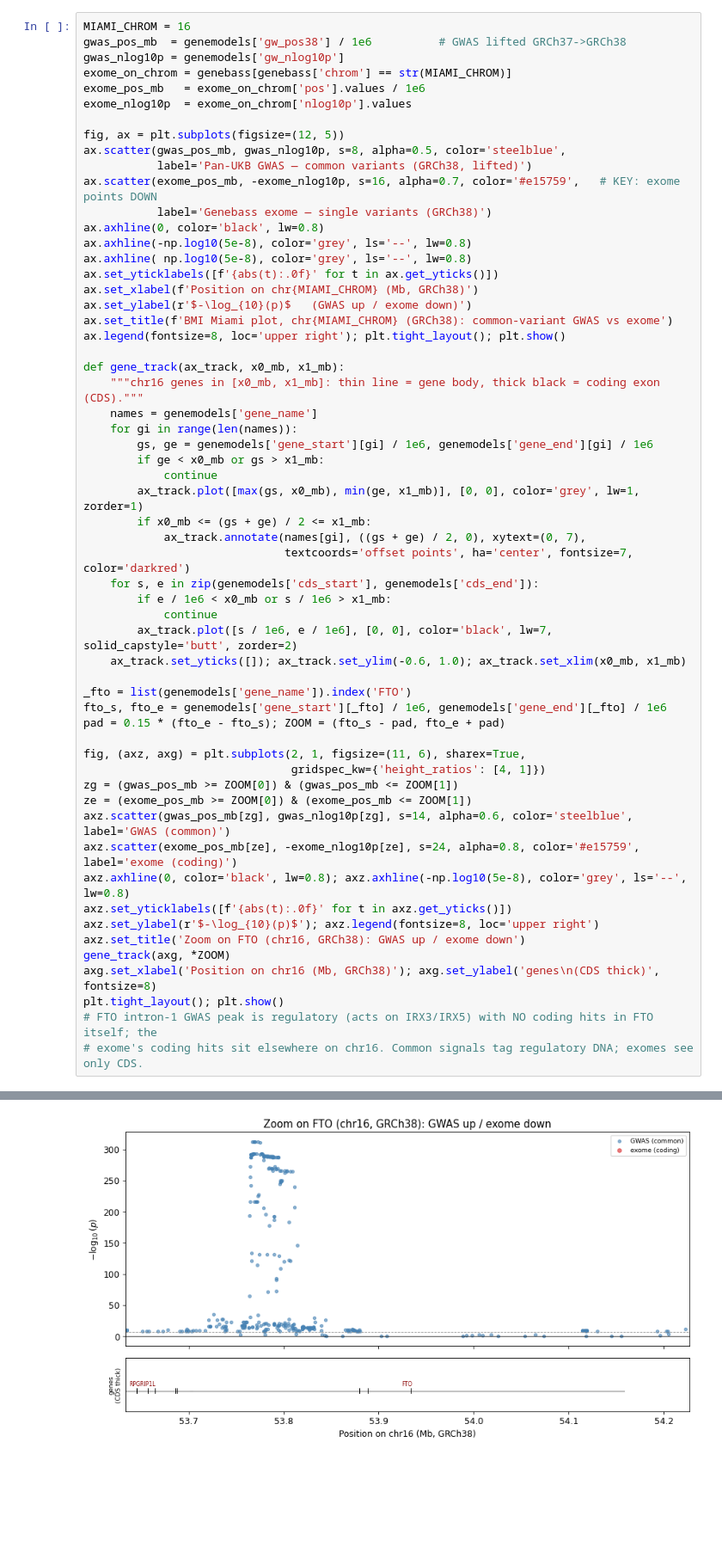
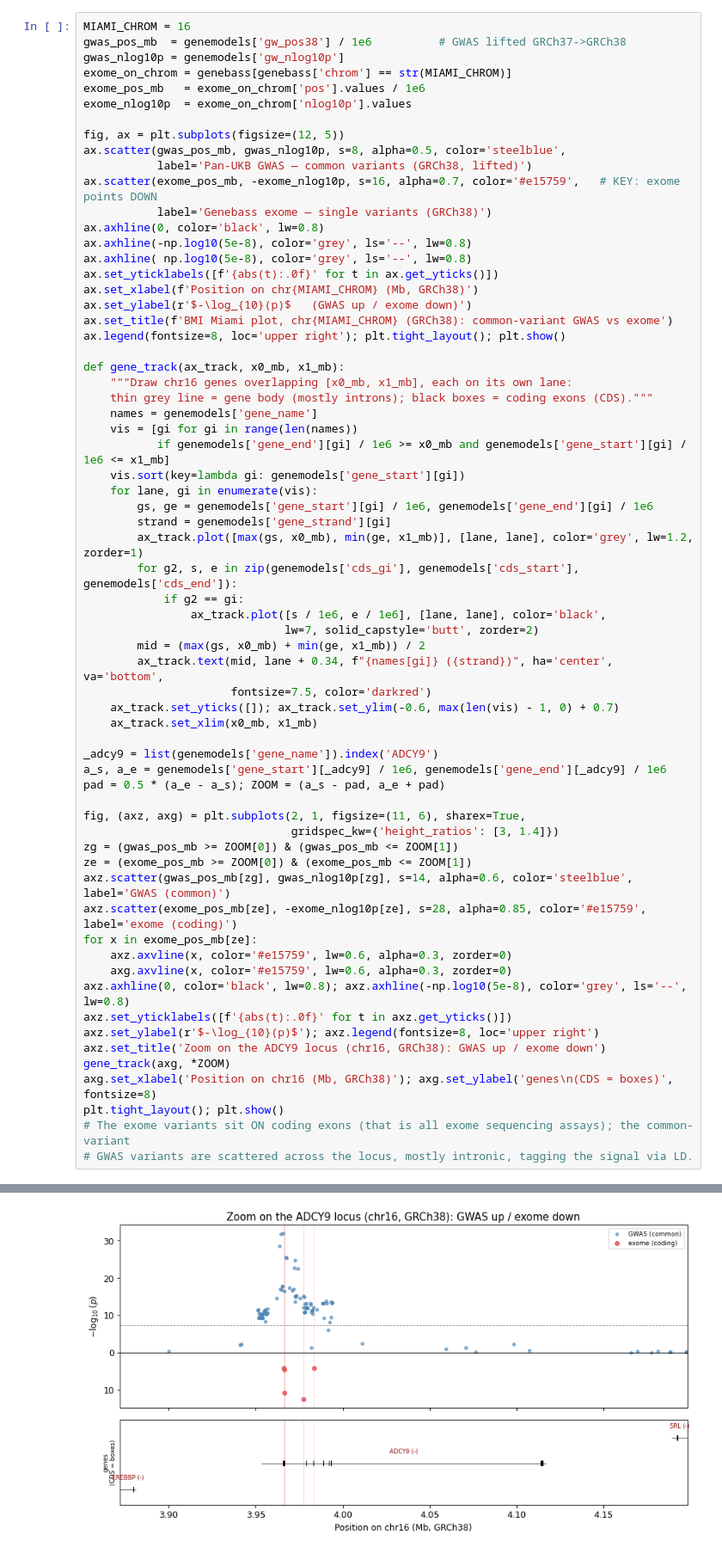
Before and after one commit to BNTechie/smartbiomed_practicals_2026, a Jupyter notebook: session2/run.ipynb, the cells around one changed output, grey strips where cells are left out. Shown at 86% size. Drawn from its saved outputs; the diff is of its cells as text; blank space fills up the shorter version.

```diff
--- a/session2/run.ipynb
+++ b/session2/run.ipynb
@@ -758,56 +757,63 @@ exome_nlog10p  = exome_on_chrom['nlog10p'].values
 fig, ax = plt.subplots(figsize=(12, 5))
 ax.scatter(gwas_pos_mb, gwas_nlog10p, s=8, alpha=0.5, color='steelblue',
            label='Pan-UKB GWAS — common variants (GRCh38, lifted)')
 ax.scatter(exome_pos_mb, -exome_nlog10p, s=16, alpha=0.7, color='#e15759',   # KEY: exome points DOWN
            label='Genebass exome — single variants (GRCh38)')
 ax.axhline(0, color='black', lw=0.8)
 ax.axhline(-np.log10(5e-8), color='grey', ls='--', lw=0.8)
 ax.axhline( np.log10(5e-8), color='grey', ls='--', lw=0.8)
 ax.set_yticklabels([f'{abs(t):.0f}' for t in ax.get_yticks()])
 ax.set_xlabel(f'Position on chr{MIAMI_CHROM} (Mb, GRCh38)')
 ax.set_ylabel(r'$-\log_{10}(p)$   (GWAS up / exome down)')
 ax.set_title(f'BMI Miami plot, chr{MIAMI_CHROM} (GRCh38): common-variant GWAS vs exome')
 ax.legend(fontsize=8, loc='upper right'); plt.tight_layout(); plt.show()
 
 def gene_track(ax_track, x0_mb, x1_mb):
-    """chr16 genes in [x0_mb, x1_mb]: thin line = gene body, thick black = coding exon (CDS)."""
+    """Draw chr16 genes overlapping [x0_mb, x1_mb], each on its own lane:
+    thin grey line = gene body (mostly introns); black boxes = coding exons (CDS)."""
     names = genemodels['gene_name']
-    for gi in range(len(names)):
+    vis = [gi for gi in range(len(names))
+           if genemodels['gene_end'][gi] / 1e6 >= x0_mb and genemodels['gene_start'][gi] / 1e6 <= x1_mb]
+    vis.sort(key=lambda gi: genemodels['gene_start'][gi])
+    for lane, gi in enumerate(vis):
         gs, ge = genemodels['gene_start'][gi] / 1e6, genemodels['gene_end'][gi] / 1e6
-        if ge < x0_mb or gs > x1_mb:
-            continue
-        ax_track.plot([max(gs, x0_mb), min(ge, x1_mb)], [0, 0], color='grey', lw=1, zorder=1)
-        if x0_mb <= (gs + ge) / 2 <= x1_mb:
-            ax_track.annotate(names[gi], ((gs + ge) / 2, 0), xytext=(0, 7),
-                              textcoords='offset points', ha='center', fontsize=7, color='darkred')
-    for s, e in zip(genemodels['cds_start'], genemodels['cds_end']):
-        if e / 1e6 < x0_mb or s / 1e6 > x1_mb:
-            continue
-        ax_track.plot([s / 1e6, e / 1e6], [0, 0], color='black', lw=7, solid_capstyle='butt', zorder=2)
-    ax_track.set_yticks([]); ax_track.set_ylim(-0.6, 1.0); ax_track.set_xlim(x0_mb, x1_mb)
+        strand = genemodels['gene_strand'][gi]
+        ax_track.plot([max(gs, x0_mb), min(ge, x1_mb)], [lane, lane], color='grey', lw=1.2, zorder=1)
+        for g2, s, e in zip(genemodels['cds_gi'], genemodels['cds_start'], genemodels['cds_end']):
+            if g2 == gi:
+                ax_track.plot([s / 1e6, e / 1e6], [lane, lane], color='black',
+                              lw=7, solid_capstyle='butt', zorder=2)
+        mid = (max(gs, x0_mb) + min(ge, x1_mb)) / 2
+        ax_track.text(mid, lane + 0.34, f"{names[gi]} ({strand})", ha='center', va='bottom',
+                      fontsize=7.5, color='darkred')
+    ax_track.set_yticks([]); ax_track.set_ylim(-0.6, max(len(vis) - 1, 0) + 0.7)
+    ax_track.set_xlim(x0_mb, x1_mb)
 
-_fto = list(genemodels['gene_name']).index('FTO')
-fto_s, fto_e = genemodels['gene_start'][_fto] / 1e6, genemodels['gene_end'][_fto] / 1e6
-pad = 0.15 * (fto_e - fto_s); ZOOM = (fto_s - pad, fto_e + pad)
+_adcy9 = list(genemodels['gene_name']).index('ADCY9')
+a_s, a_e = genemodels['gene_start'][_adcy9] / 1e6, genemodels['gene_end'][_adcy9] / 1e6
+pad = 0.5 * (a_e - a_s); ZOOM = (a_s - pad, a_e + pad)
 
 fig, (axz, axg) = plt.subplots(2, 1, figsize=(11, 6), sharex=True,
-                               gridspec_kw={'height_ratios': [4, 1]})
+                               gridspec_kw={'height_ratios': [3, 1.4]})
 zg = (gwas_pos_mb >= ZOOM[0]) & (gwas_pos_mb <= ZOOM[1])
 ze = (exome_pos_mb >= ZOOM[0]) & (exome_pos_mb <= ZOOM[1])
 axz.scatter(gwas_pos_mb[zg], gwas_nlog10p[zg], s=14, alpha=0.6, color='steelblue', label='GWAS (common)')
-axz.scatter(exome_pos_mb[ze], -exome_nlog10p[ze], s=24, alpha=0.8, color='#e15759', label='exome (coding)')
+axz.scatter(exome_pos_mb[ze], -exome_nlog10p[ze], s=28, alpha=0.85, color='#e15759', label='exome (coding)')
+for x in exome_pos_mb[ze]:
+    axz.axvline(x, color='#e15759', lw=0.6, alpha=0.3, zorder=0)
+    axg.axvline(x, color='#e15759', lw=0.6, alpha=0.3, zorder=0)
 axz.axhline(0, color='black', lw=0.8); axz.axhline(-np.log10(5e-8), color='grey', ls='--', lw=0.8)
 axz.set_yticklabels([f'{abs(t):.0f}' for t in axz.get_yticks()])
 axz.set_ylabel(r'$-\log_{10}(p)$'); axz.legend(fontsize=8, loc='upper right')
-axz.set_title('Zoom on FTO (chr16, GRCh38): GWAS up / exome down')
+axz.set_title('Zoom on the ADCY9 locus (chr16, GRCh38): GWAS up / exome down')
 gene_track(axg, *ZOOM)
-axg.set_xlabel('Position on chr16 (Mb, GRCh38)'); axg.set_ylabel('genes\n(CDS thick)', fontsize=8)
+axg.set_xlabel('Position on chr16 (Mb, GRCh38)'); axg.set_ylabel('genes\n(CDS = boxes)', fontsize=8)
 plt.tight_layout(); plt.show()
-# FTO intron-1 GWAS peak is regulatory (acts on IRX3/IRX5) with NO coding hits in FTO itself; the
-# exome's coding hits sit elsewhere on chr16. Common signals tag regulatory DNA; exomes see only CDS.
+# The exome variants sit ON coding exons (that is all exome sequencing assays); the common-variant
+# GWAS variants are scattered across the locus, mostly intronic, tagging the signal via LD.
 # %% [output]
 [figure]
-[figure, old version]
+[figure, new version]
 # %%
 EXOME_SIG = 1e-6
 significant_exome = genebass[genebass['pval'] < EXOME_SIG].copy()
```
Also changed, not shown: parts of 1 cell of this notebook, 5 other files.
